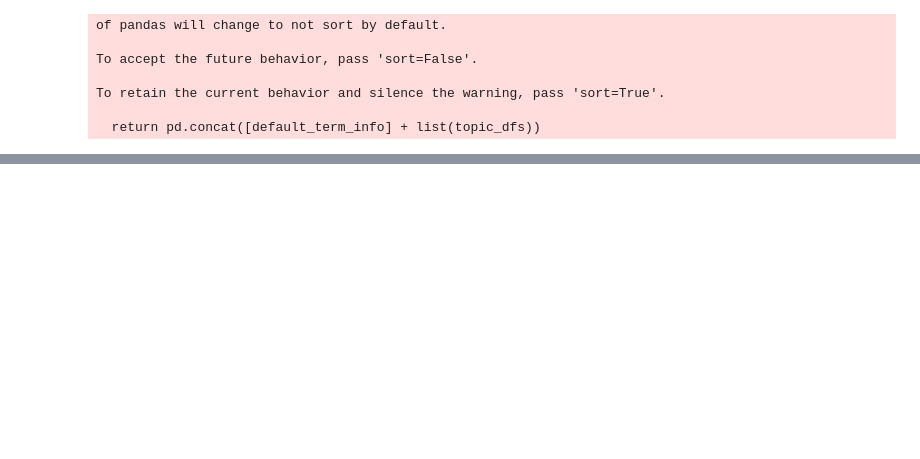
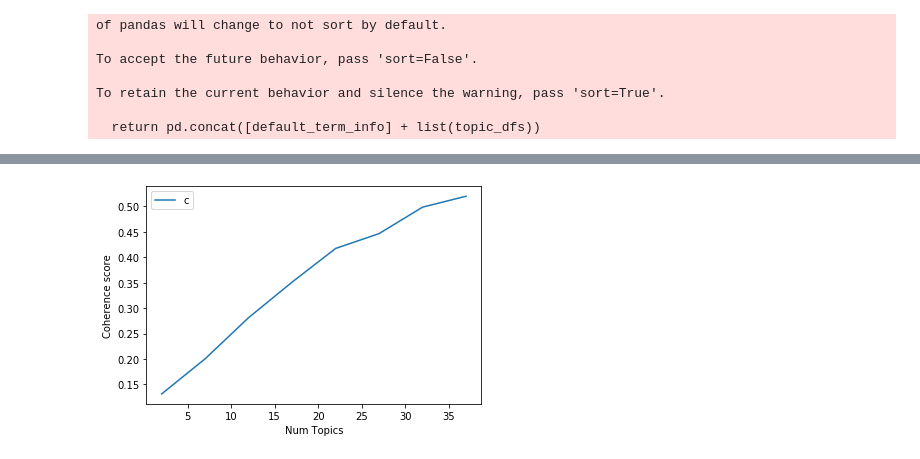
Before and after one commit to dillonmabry/2020-presidential-topics, a Jupyter notebook: jupyter-notebooks/LDA-Analysis.ipynb, the cells around one changed output, grey strips where cells are left out. Drawn from its saved outputs; the diff is of its cells as text; code cells hidden in the pictures; blank space fills up the shorter version.

```diff
--- a/jupyter-notebooks/LDA-Analysis.ipynb
+++ b/jupyter-notebooks/LDA-Analysis.ipynb
@@ -235,0 +276,18 @@ plt.show()
+# %%
+model_list, coherence_values = compute_coherence_values(dictionary=id2word, \
+                                                        corpus=corpus, \
+                                                        texts=data_lemmatized, \
+                                                        start=2, \
+                                                        limit=40, \
+                                                        step=5)
+# %%
+# Best k value
+limit=40; start=2; step=5;
+x = range(start, limit, step)
+plt.plot(x, coherence_values)
+plt.xlabel("Num Topics")
+plt.ylabel("Coherence score")
+plt.legend(("coherence_values"), loc='best')
+plt.show()
+# %% [output]
+[figure, added]
```
Also changed, not shown: parts of 22 cells of this notebook.
